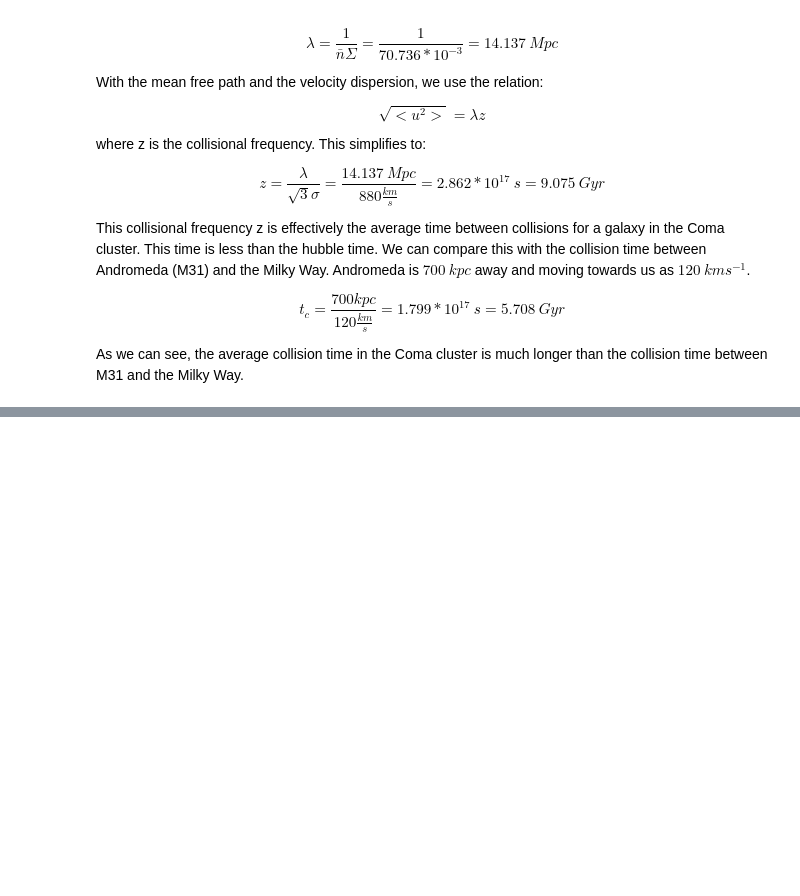
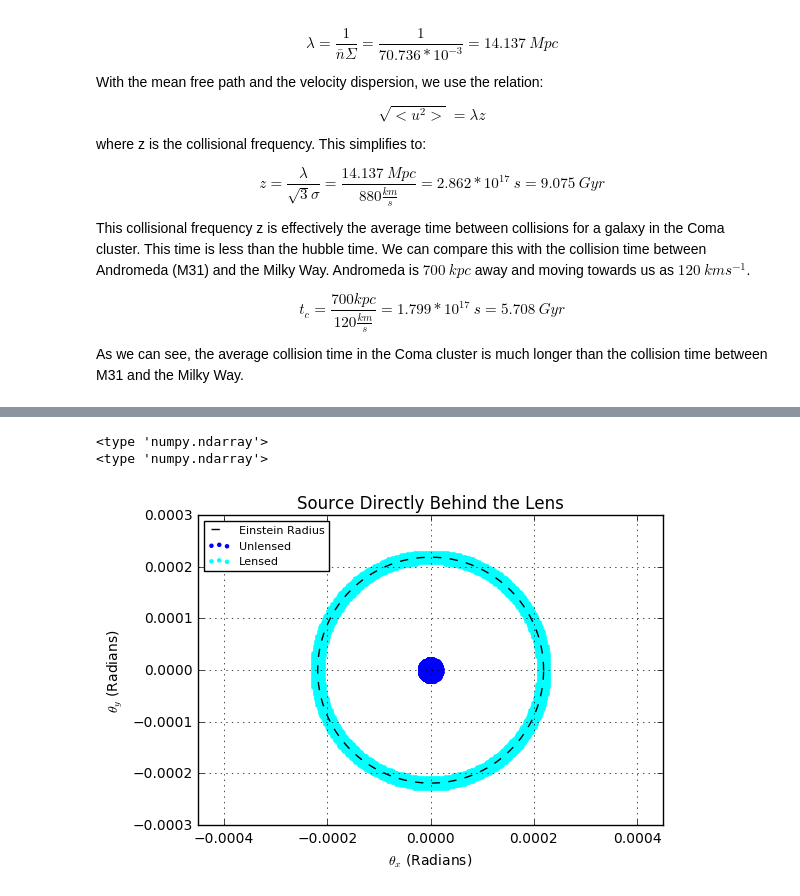
Before and after one commit to amielp/A425_2016, a Jupyter notebook: Students/DougBranton/Homework_4_DougBranton.ipynb, the cells around one changed output, grey strips where cells are left out. Saved outputs shown, nothing was run; the diff lists cells and outputs as text; code cells hidden in the pictures; blank space fills up the shorter version.

```diff
--- a/Students/DougBranton/Homework_4_DougBranton.ipynb
+++ b/Students/DougBranton/Homework_4_DougBranton.ipynb
@@ -110,0 +212,9 @@ As we can see, the average collision time in the Coma cluster is much longer tha
+# %%
+#Part a. Background source is directly behind the lense
+lens=GravLensing(2e8,4e8,1e14)
+lens.coord_frames()
+lens.output(lens.eins_rad*0.1,[0.0,0.0],"Source Directly Behind the Lens")
+# %% [output]
+<type 'numpy.ndarray'>
+<type 'numpy.ndarray'>
+[figure, added]
```
Also changed, not shown: parts of 6 cells of this notebook, 1 other file.
